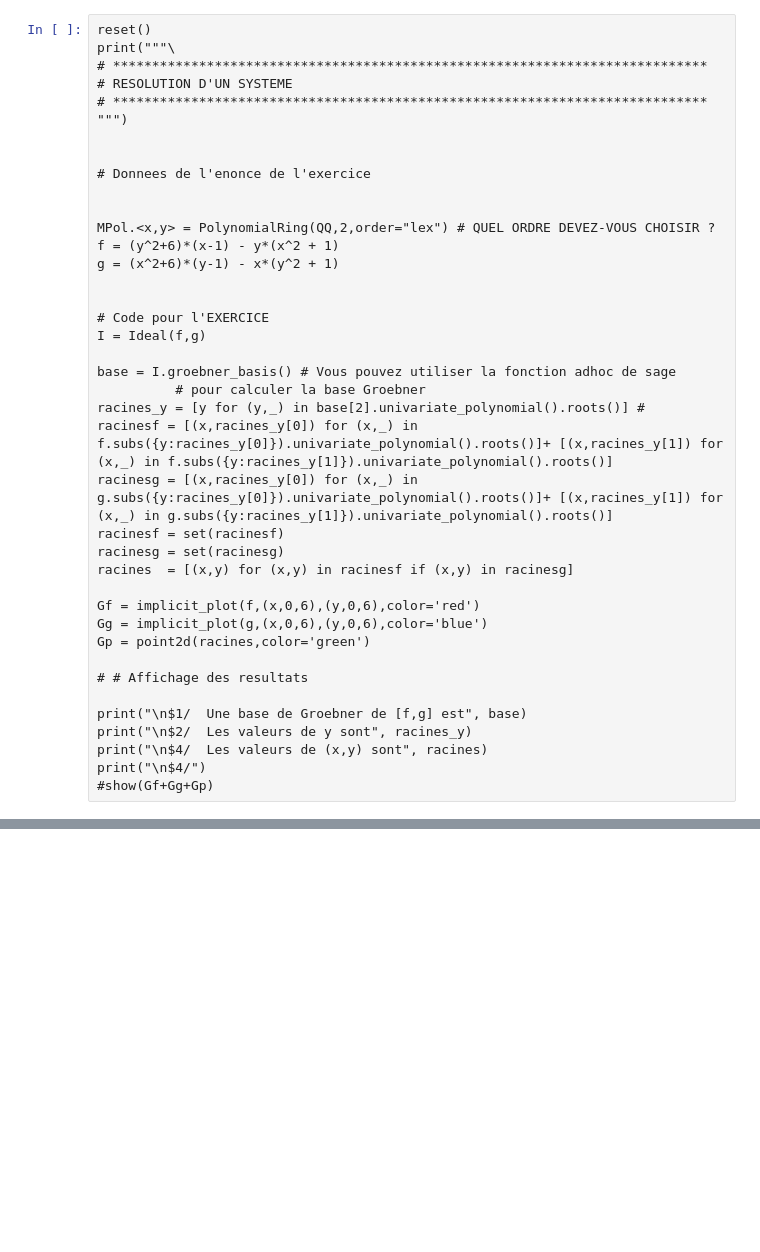
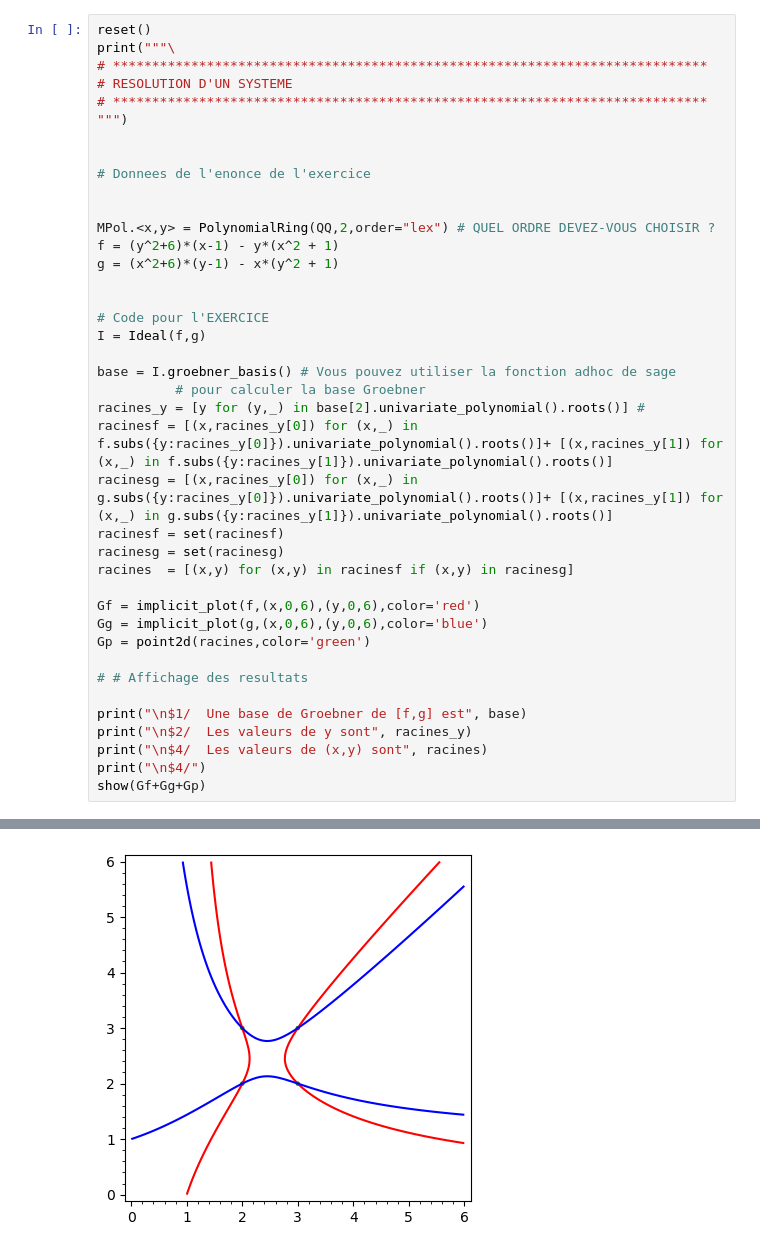
Before and after one commit to scarlett-KONG/ACCQ203, a Jupyter notebook: TP6.ipynb, the cells around one changed output, grey strips where cells are left out. Cells and saved outputs as stored; diff of their text form; blank space fills up the shorter version.

```diff
--- a/TP6.ipynb
+++ b/TP6.ipynb
@@ -221,4 +263,5 @@ print("\n$1/  Une base de Groebner de [f,g] est", base)
 print("\n$2/  Les valeurs de y sont", racines_y)
 print("\n$4/  Les valeurs de (x,y) sont", racines)
 print("\n$4/")
-#show(Gf+Gg+Gp)
+show(Gf+Gg+Gp)
+# %% [output]
@@ -225,3 +280,4 @@ print("\n$4/")
+[figure, added]
 # %%
 print("""\
 # ****************************************************************************
```
Also changed, not shown: parts of 8 cells of this notebook, 1 other file.
